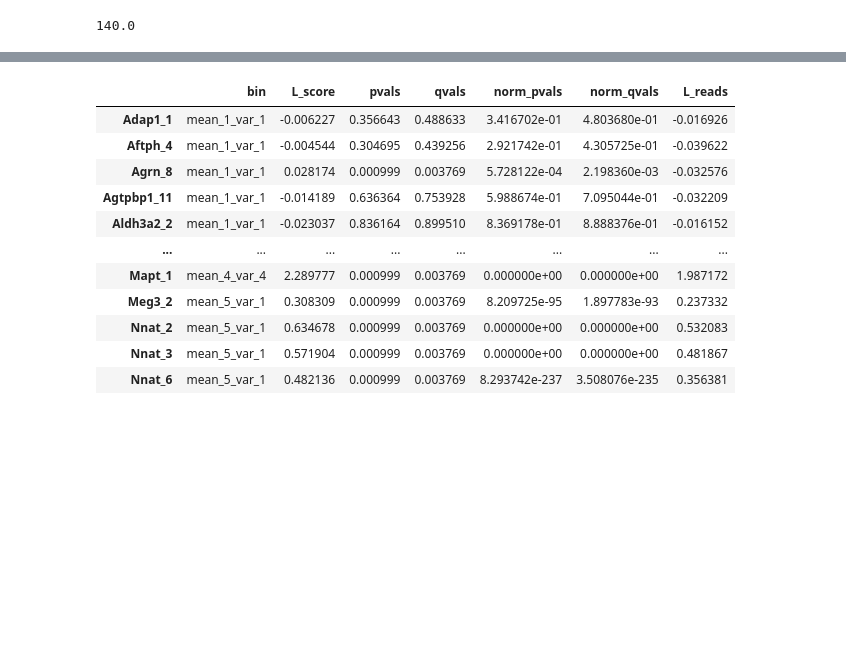
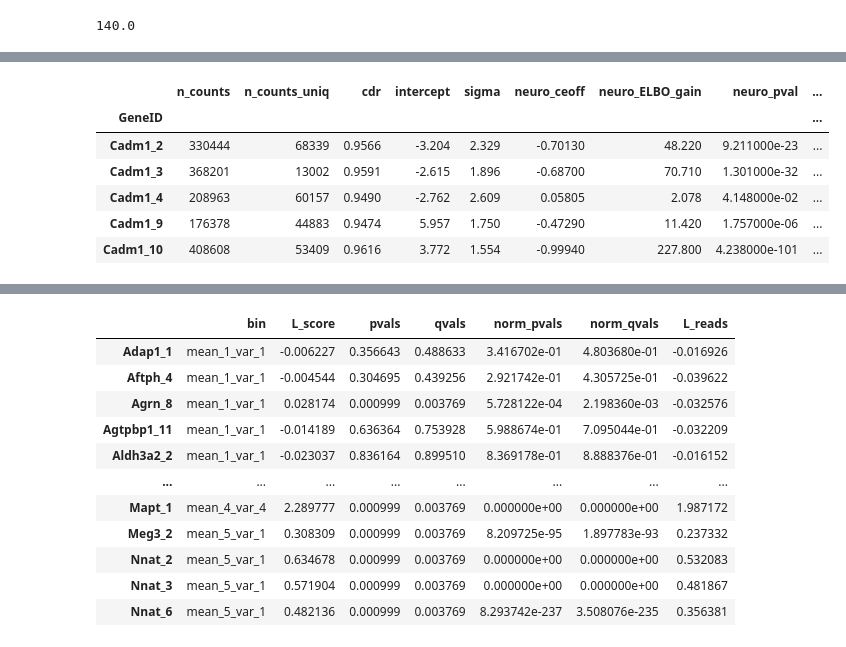
Before and after one commit to lareaulab/psix, a Jupyter notebook: data_analysis/bulk_sc_comparison.ipynb, the cells around one changed output, grey strips where cells are left out. Cells and saved outputs as stored; diff of their text form; code cells hidden in the pictures; blank space fills up the shorter version.

```diff
--- a/data_analysis/bulk_sc_comparison.ipynb
+++ b/data_analysis/bulk_sc_comparison.ipynb
@@ -729,3 +737,13 @@ tiklova_brie_pseudo = pd.read_csv('~/data_sc_regulation/tiklova_extended/brie2/b
+# %%
+tiklova_brie.loc[[x for x in tiklova_brie.index if 'Cadm1' in x]]
+# %% [output]
+|  | n_counts | n_counts_uniq | cdr | intercept | sigma | neuro_ceoff | neuro_ELBO_gain | neuro_pval | ... |
+| GeneID |  |  |  |  |  |  |  |  | ... |
+| Cadm1_2 | 330444 | 68339 | 0.9566 | -3.204 | 2.329 | -0.70130 | 48.220 | 9.211000e-23 | ... |
+| Cadm1_3 | 368201 | 13002 | 0.9591 | -2.615 | 1.896 | -0.68700 | 70.710 | 1.301000e-32 | ... |
+| Cadm1_4 | 208963 | 60157 | 0.9490 | -2.762 | 2.609 | 0.05805 | 2.078 | 4.148000e-02 | ... |
+| Cadm1_9 | 176378 | 44883 | 0.9474 | 5.957 | 1.750 | -0.47290 | 11.420 | 1.757000e-06 | ... |
+| Cadm1_10 | 408608 | 53409 | 0.9616 | 3.772 | 1.554 | -0.99940 | 227.800 | 4.238000e-101 | ... |
 # %%
 plt.scatter(tiklova_brie.neuro_ELBO_gain, tiklova_brie_pseudo.neuro_ELBO_gain)
 # %% [output]
```
Also changed, not shown: parts of 2 cells of this notebook, 10 other files.
